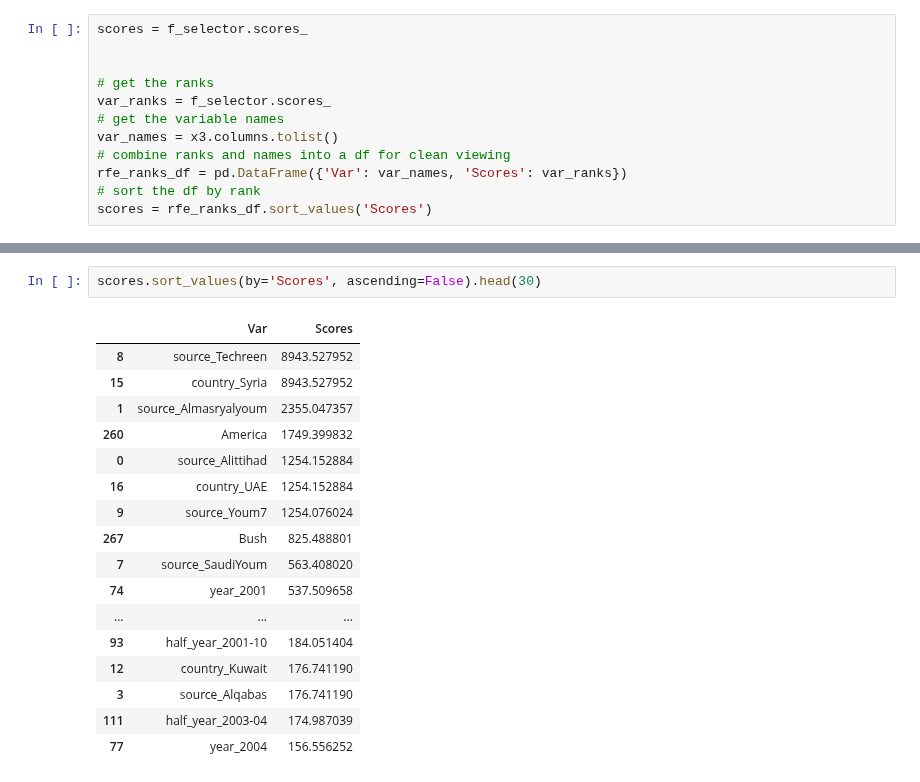
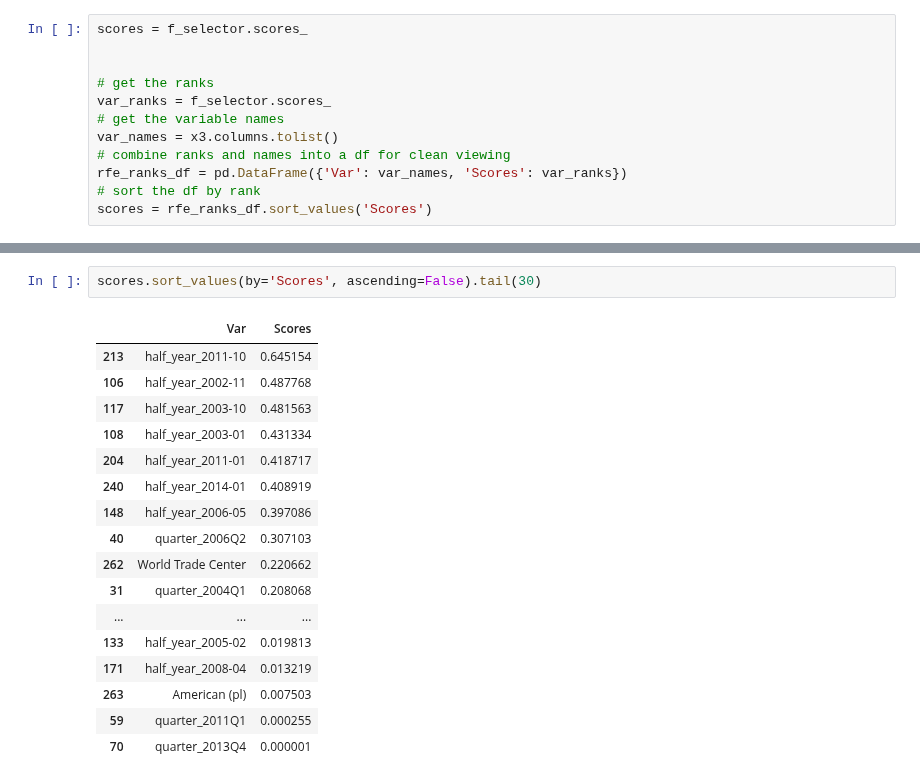
Before and after one commit to Rachuig-Green-Rackley-Shiben/arabic_media_nlp_project, a Jupyter notebook: paigework/featureselection.ipynb, the cells around one changed output, grey strips where cells are left out. Drawn from its saved outputs; the diff is of its cells as text.

```diff
--- a/paigework/featureselection.ipynb
+++ b/paigework/featureselection.ipynb
@@ -346,20 +426,20 @@ scores = rfe_ranks_df.sort_values('Scores')
 # %%
-scores.sort_values(by='Scores', ascending=False).head(30)
+scores.sort_values(by='Scores', ascending=False).tail(30)
 # %% [output]
 |  | Var | Scores |
-| 8 | source_Techreen | 8943.527952 |
-| 15 | country_Syria | 8943.527952 |
-| 1 | source_Almasryalyoum | 2355.047357 |
-| 260 | America | 1749.399832 |
-| 0 | source_Alittihad | 1254.152884 |
-| 16 | country_UAE | 1254.152884 |
-| 9 | source_Youm7 | 1254.076024 |
-| 267 | Bush | 825.488801 |
-| 7 | source_SaudiYoum | 563.408020 |
-| 74 | year_2001 | 537.509658 |
+| 213 | half_year_2011-10 | 0.645154 |
+| 106 | half_year_2002-11 | 0.487768 |
+| 117 | half_year_2003-10 | 0.481563 |
+| 108 | half_year_2003-01 | 0.431334 |
+| 204 | half_year_2011-01 | 0.418717 |
+| 240 | half_year_2014-01 | 0.408919 |
+| 148 | half_year_2006-05 | 0.397086 |
+| 40 | quarter_2006Q2 | 0.307103 |
+| 262 | World Trade Center | 0.220662 |
+| 31 | quarter_2004Q1 | 0.208068 |
 | ... | ... | ... |
-| 93 | half_year_2001-10 | 184.051404 |
-| 12 | country_Kuwait | 176.741190 |
-| 3 | source_Alqabas | 176.741190 |
-| 111 | half_year_2003-04 | 174.987039 |
-| 77 | year_2004 | 156.556252 |
+| 133 | half_year_2005-02 | 0.019813 |
+| 171 | half_year_2008-04 | 0.013219 |
+| 263 | American (pl) | 0.007503 |
+| 59 | quarter_2011Q1 | 0.000255 |
+| 70 | quarter_2013Q4 | 0.000001 |
```
Also changed, not shown: parts of 10 cells of this notebook.
